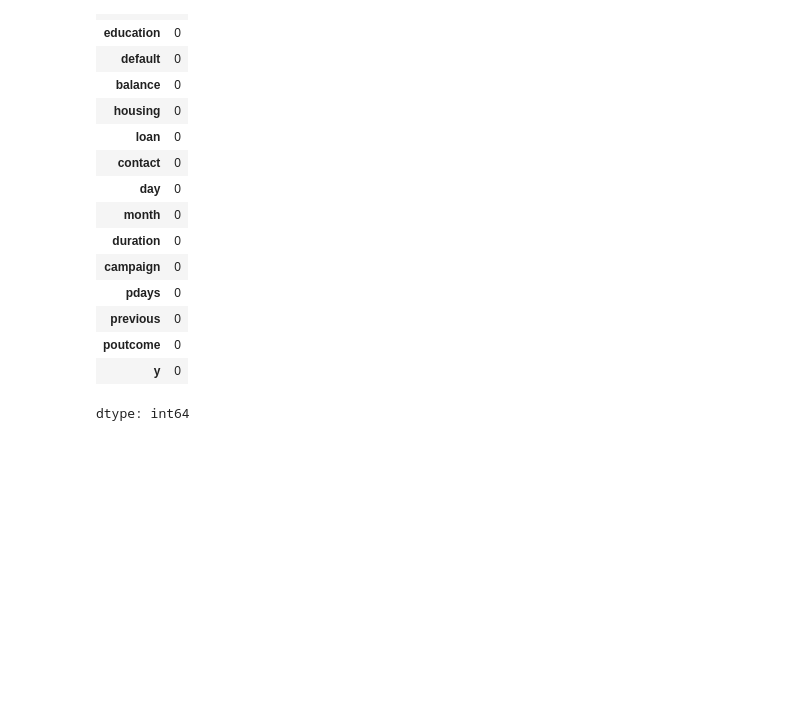
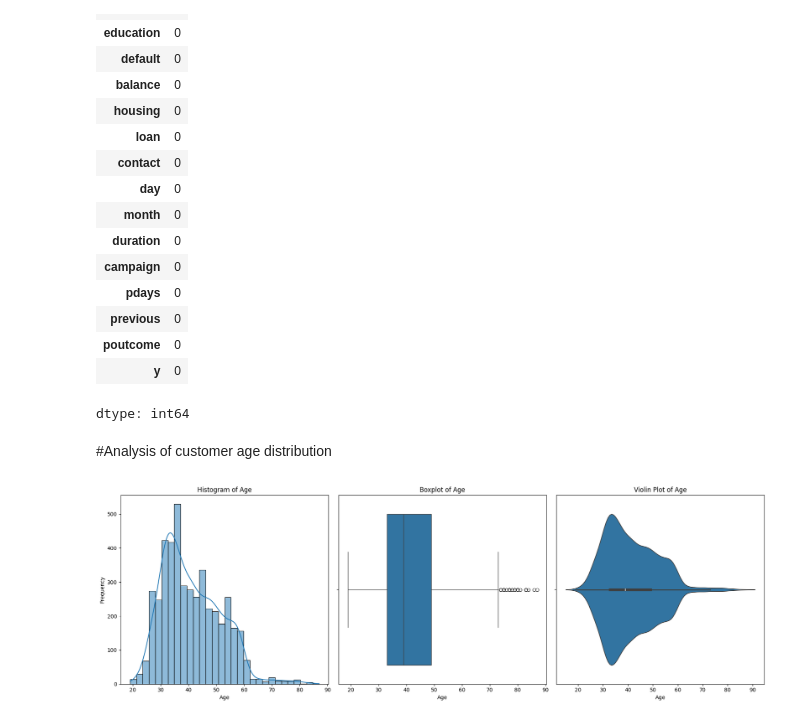
Before and after one commit to viktoruebelhart/uci_bank, a Jupyter notebook: UCI_BANK.ipynb, the cells around one changed output. Drawn from its saved outputs; the diff is of its cells as text; code cells hidden in the pictures; blank space fills up the shorter version.

```diff
--- a/UCI_BANK.ipynb
+++ b/UCI_BANK.ipynb
@@ -96,3 +96,35 @@ df.isnull().sum()
 | poutcome | 0 |
 | y | 0 |
 dtype: int64
+# %% [markdown]
+#Analysis of customer age distribution
+# %%
+import matplotlib.pyplot as plt
+import seaborn as sns
+
+# Set up the figure for subplots
+fig, axes = plt.subplots(1, 3, figsize=(18, 6))
+
+# Histogram
+sns.histplot(df['age'], bins=30, kde=True, ax=axes[0])
+axes[0].set_title('Histogram of Age')
+axes[0].set_xlabel('Age')
+axes[0].set_ylabel('Frequency')
+
+# Boxplot
+sns.boxplot(x=df['age'], ax=axes[1])
+axes[1].set_title('Boxplot of Age')
+axes[1].set_xlabel('Age')
+
+# Violin plot
+sns.violinplot(x=df['age'], ax=axes[2])
+axes[2].set_title('Violin Plot of Age')
+axes[2].set_xlabel('Age')
+
+# Adjust spacing
+plt.tight_layout()
+
+# Display the plots
+plt.show()
+# %% [output]
+[figure, added]
```
Also changed, not shown: parts of 12 cells of this notebook.
